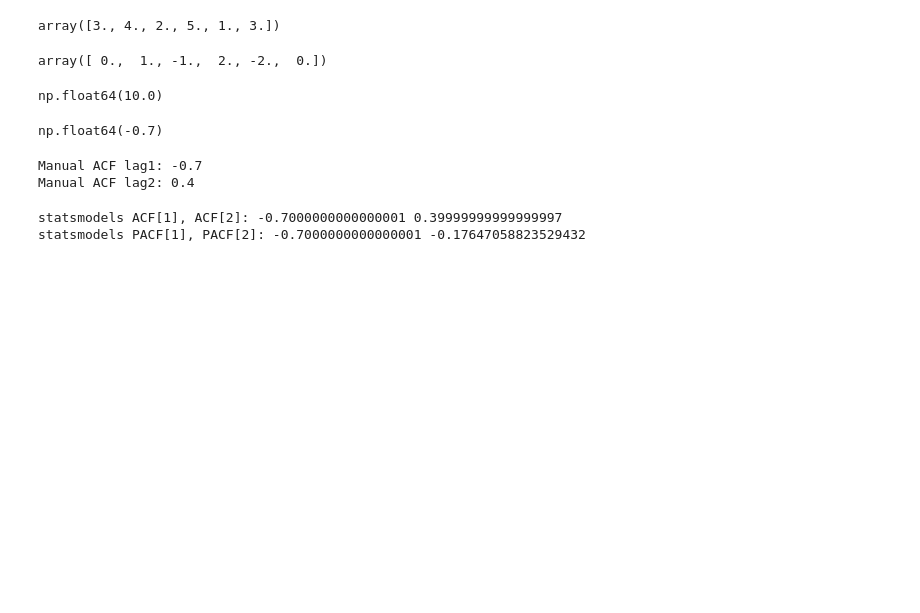
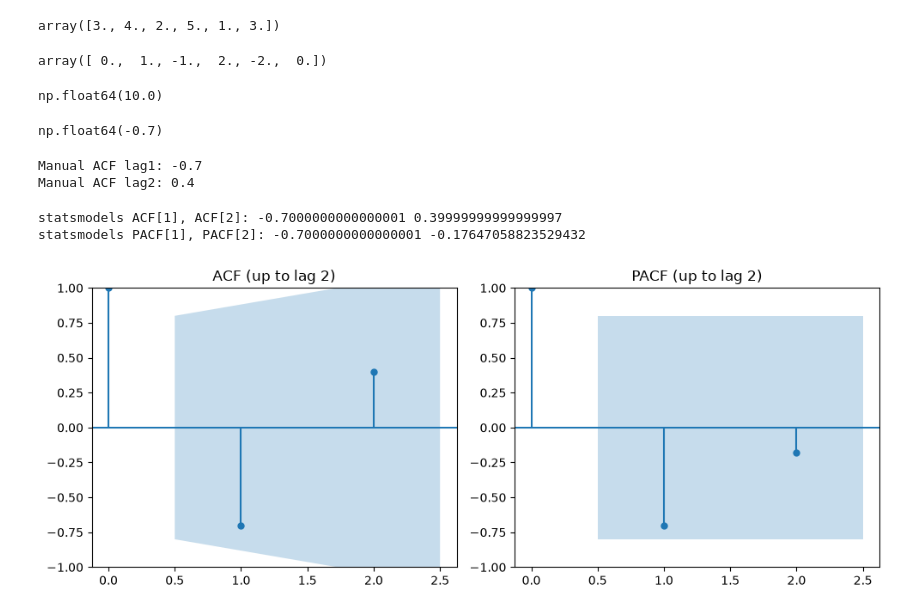
Before and after one commit to neeraj654123/Data-Science, a Jupyter notebook: Time Series Forecasting/05_ACF_PACF_cal.ipynb, the cells around one changed output. Drawn from its saved outputs; the diff is of its cells as text; code cells hidden in the pictures; blank space fills up the shorter version.

```diff
--- a/Time Series Forecasting/05_ACF_PACF_cal.ipynb
+++ b/Time Series Forecasting/05_ACF_PACF_cal.ipynb
@@ -54,3 +54,17 @@ print("statsmodels PACF[1], PACF[2]:", pacf_vals[1], pacf_vals[2])
 # %% [output]
 statsmodels ACF[1], ACF[2]: -0.7000000000000001 0.39999999999999997
 statsmodels PACF[1], PACF[2]: -0.7000000000000001 -0.17647058823529432
+# %%
+# ----- Visual ACF/PACF -----
+# For n=6, maximum lags allowed = < n/2 = < 3
+fig, axes = plt.subplots(1, 2, figsize=(10,4))
+plot_acf(x, lags=2, ax=axes[0])  # limit to lag 2
+axes[0].set_title("ACF (up to lag 2)")
+
+plot_pacf(x, lags=2, method='ywm', ax=axes[1])  # limit to lag 2
+axes[1].set_title("PACF (up to lag 2)")
+
+plt.tight_layout()
+plt.show()
+# %% [output]
+[figure, added]
```
Also changed, not shown: parts of 11 cells of this notebook.
